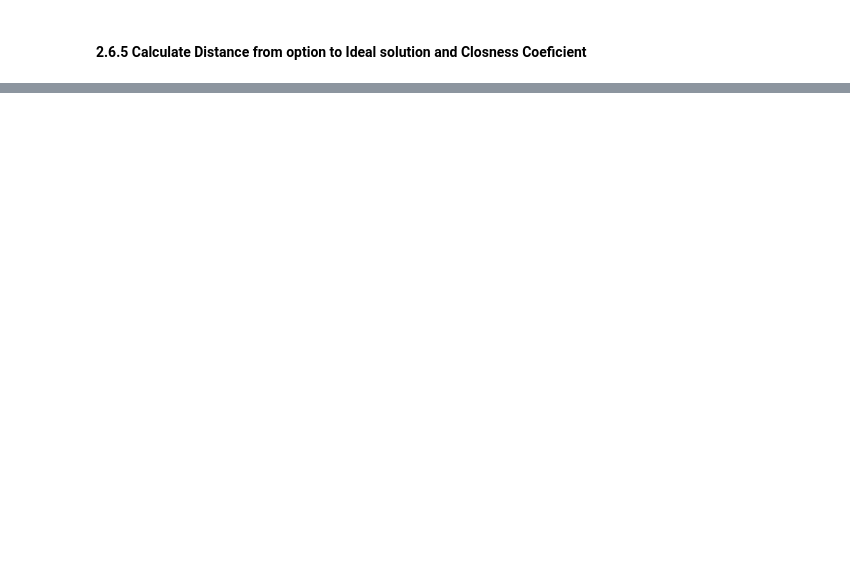
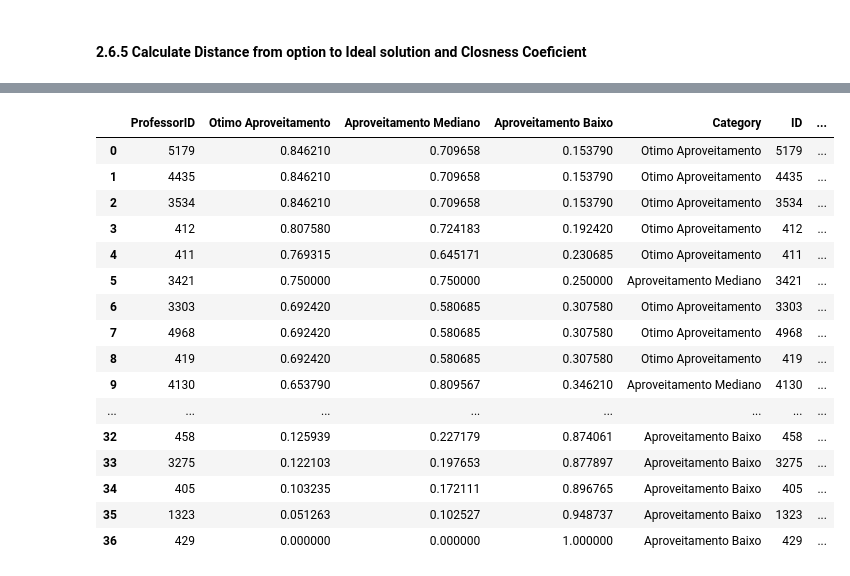
Before and after one commit to Pedro4064/MCDM-Fuzzy---GDE, a Jupyter notebook: src/fuzzy_analysis.ipynb, the cells around one changed output, grey strips where cells are left out. Drawn from its saved outputs; the diff is of its cells as text; code cells hidden in the pictures; blank space fills up the shorter version.

```diff
--- a/src/fuzzy_analysis.ipynb
+++ b/src/fuzzy_analysis.ipynb
@@ -427 +230,5 @@ overall_ranking_df
 | 36 | 429 | 0.000000 | 0.000000 | 1.000000 | Aproveitamento Baixo |
+# %%
+professors_ids = ','.join(str(professor_id) for professor_id in overall_ranking_df['ProfessorID'].to_list())
+professors_ids_df = pd.read_sql("SELECT * FROM Professor WHERE ID IN ({ids})".format(ids = professors_ids), db_connection)
+professors_ids_df
@@ -427,0 +253,20 @@ overall_ranking_df
+# %%
+pd.merge(overall_ranking_df, professors_ids_df, left_on='ProfessorID', right_on='ID')
+# %% [output]
+|  | ProfessorID | Otimo Aproveitamento | Aproveitamento Mediano | Aproveitamento Baixo | Category | ID | ... |
+| 0 | 5179 | 0.846210 | 0.709658 | 0.153790 | Otimo Aproveitamento | 5179 | ... |
+| 1 | 4435 | 0.846210 | 0.709658 | 0.153790 | Otimo Aproveitamento | 4435 | ... |
+| 2 | 3534 | 0.846210 | 0.709658 | 0.153790 | Otimo Aproveitamento | 3534 | ... |
+| 3 | 412 | 0.807580 | 0.724183 | 0.192420 | Otimo Aproveitamento | 412 | ... |
+| 4 | 411 | 0.769315 | 0.645171 | 0.230685 | Otimo Aproveitamento | 411 | ... |
+| 5 | 3421 | 0.750000 | 0.750000 | 0.250000 | Aproveitamento Mediano | 3421 | ... |
+| 6 | 3303 | 0.692420 | 0.580685 | 0.307580 | Otimo Aproveitamento | 3303 | ... |
+| 7 | 4968 | 0.692420 | 0.580685 | 0.307580 | Otimo Aproveitamento | 4968 | ... |
+| 8 | 419 | 0.692420 | 0.580685 | 0.307580 | Otimo Aproveitamento | 419 | ... |
+| 9 | 4130 | 0.653790 | 0.809567 | 0.346210 | Aproveitamento Mediano | 4130 | ... |
+| ... | ... | ... | ... | ... | ... | ... | ... |
+| 32 | 458 | 0.125939 | 0.227179 | 0.874061 | Aproveitamento Baixo | 458 | ... |
+| 33 | 3275 | 0.122103 | 0.197653 | 0.877897 | Aproveitamento Baixo | 3275 | ... |
+| 34 | 405 | 0.103235 | 0.172111 | 0.896765 | Aproveitamento Baixo | 405 | ... |
+| 35 | 1323 | 0.051263 | 0.102527 | 0.948737 | Aproveitamento Baixo | 1323 | ... |
+| 36 | 429 | 0.000000 | 0.000000 | 1.000000 | Aproveitamento Baixo | 429 | ... |
```
Also changed, not shown: parts of 19 cells of this notebook.
